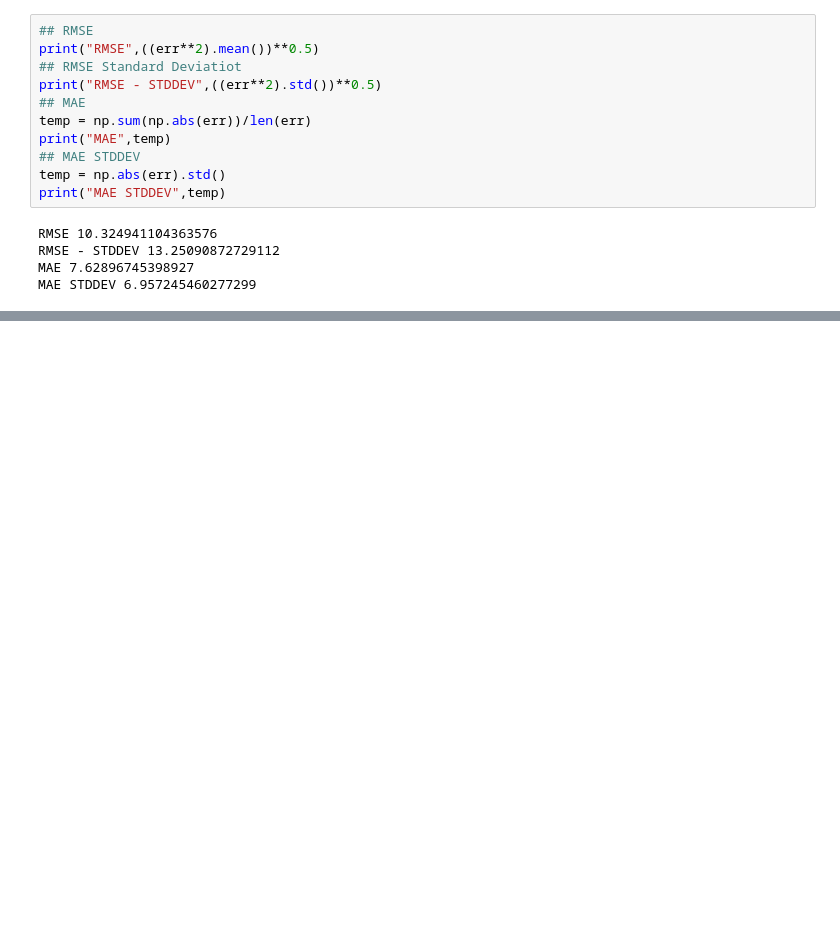
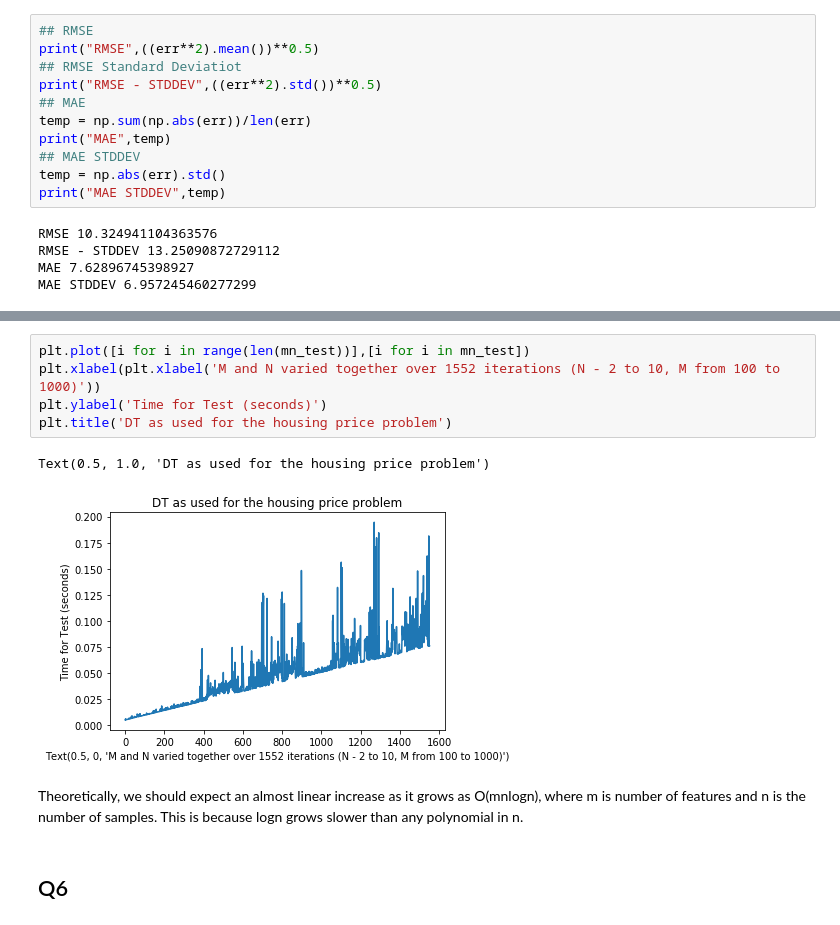
Before and after one commit to sdeepaknarayanan/Machine-Learning, a Jupyter notebook: Assignment 1/Decision Trees - Q2, Q3, Q4, Q5, Q6, Q7.ipynb, the cells around one changed output, grey strips where cells are left out. Saved outputs shown, nothing was run; the diff lists cells and outputs as text; blank space fills up the shorter version.

Commit message:
Added almost complete work

```diff
--- a/Assignment 1/Decision Trees - Q2, Q3, Q4, Q5, Q6, Q7.ipynb
+++ b/Assignment 1/Decision Trees - Q2, Q3, Q4, Q5, Q6, Q7.ipynb
@@ -455,0 +536,12 @@ MAE STDDEV 6.957245460277299
+# %%
+plt.plot([i for i in range(len(mn_test))],[i for i in mn_test])
+plt.xlabel(plt.xlabel('M and N varied together over 1552 iterations (N - 2 to 10, M from 100 to 1000)'))
+plt.ylabel('Time for Test (seconds)')
+plt.title('DT as used for the housing price problem')
+# %% [output]
+Text(0.5, 1.0, 'DT as used for the housing price problem')
+[figure, added]
+# %% [markdown]
+Theoretically, we should expect an almost linear increase as it grows as O(mnlogn), where m is number of features and n is the number of samples. This is because logn grows slower than any polynomial in n.
+# %% [markdown]
+## Q6
```
Also changed, not shown: parts of 23 cells of this notebook, 1 other file.
